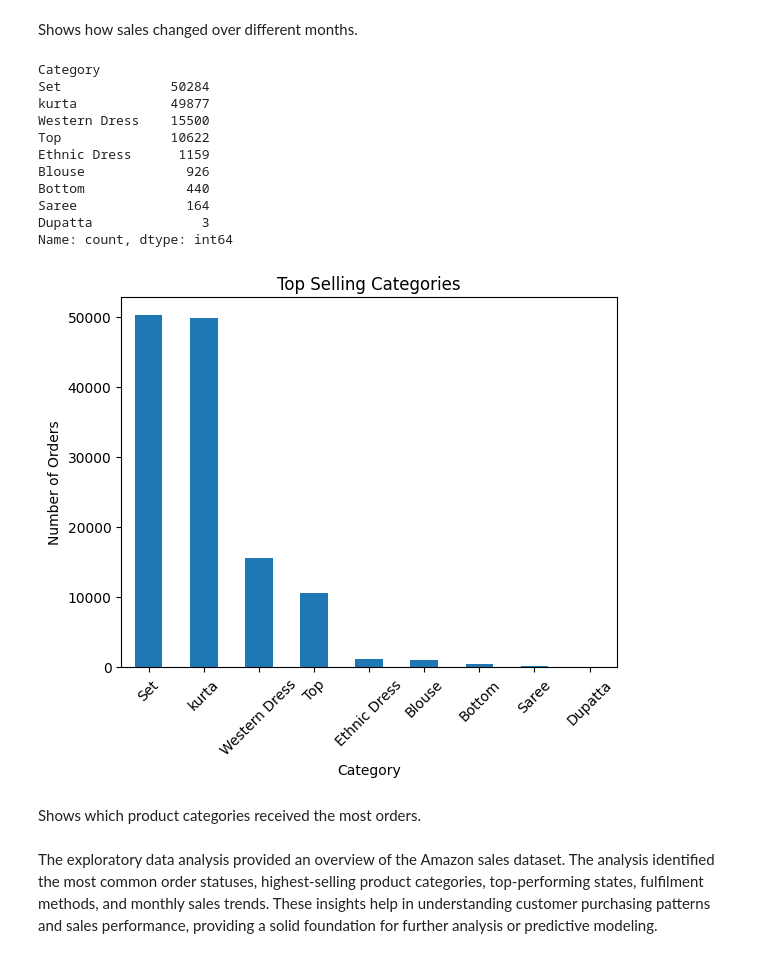
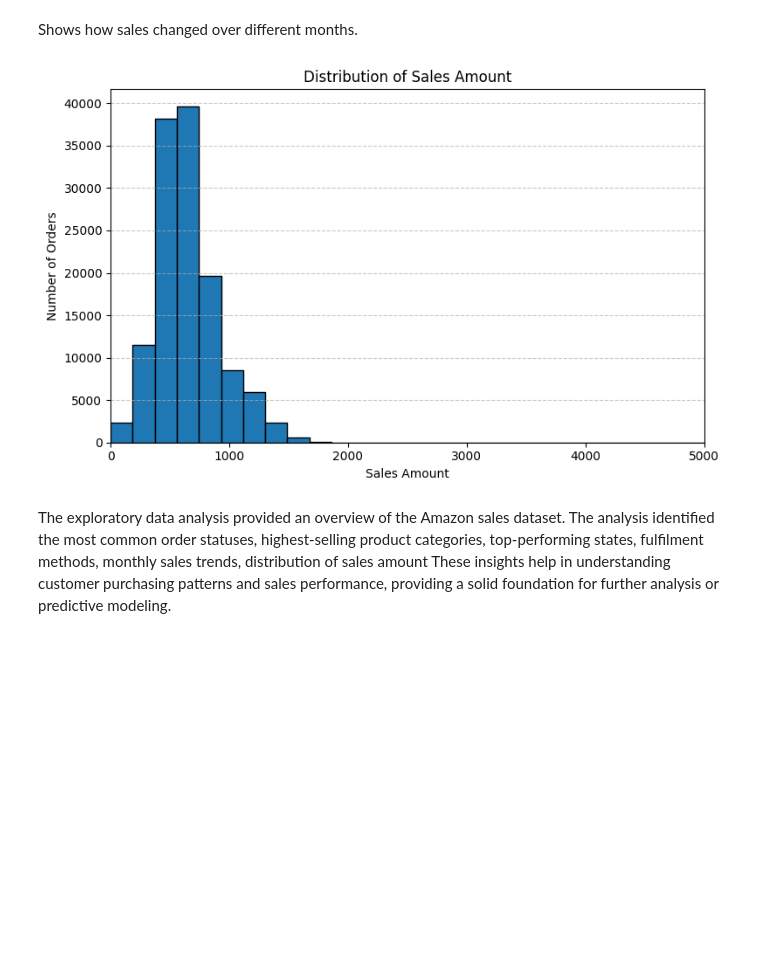
Before and after one commit to kanchan1568/DSAACaseStudy, a Jupyter notebook: notebooks/EDA.ipynb, the cells around one changed output. Cells and saved outputs as stored; diff of their text form; code cells hidden in the pictures; blank space fills up the shorter version.

```diff
--- a/notebooks/EDA.ipynb
+++ b/notebooks/EDA.ipynb
@@ -179,33 +179,24 @@ plt.show()
 [figure]
 # %% [markdown]
 Shows how sales changed over different months.
-# %%
-# Top 10 selling categories
-
-top_category = df["Category"].value_counts().head(10)
-
-print(top_category)
-
-top_category.plot(kind="bar")
-plt.title("Top Selling Categories")
-plt.xlabel("Category")
-plt.ylabel("Number of Orders")
-plt.xticks(rotation=45)
-plt.show()
-# %% [output]
-Category
-Set              50284
-kurta            49877
-Western Dress    15500
-Top              10622
-Ethnic Dress      1159
-Blouse             926
-Bottom             440
-Saree              164
-Dupatta              3
-Name: count, dtype: int64
-[figure, removed]
-# %% [markdown]
-Shows which product categories received the most orders.
+# %%
+# Distribution of Sales Amount
+
+plt.figure(figsize=(8,5))
+
+plt.hist(df["Amount"], bins=30, edgecolor="black")
+
+plt.title("Distribution of Sales Amount")
+plt.xlabel("Sales Amount")
+plt.ylabel("Number of Orders")
+
+plt.xlim(0, 5000)
+
+plt.grid(axis="y", linestyle="--", alpha=0.7)
+
+plt.tight_layout()
+plt.show()
+# %% [output]
+[figure, added]
 # %% [markdown]
-The exploratory data analysis provided an overview of the Amazon sales dataset. The analysis identified the most common order statuses, highest-selling product categories, top-performing states, fulfilment methods, and monthly sales trends. These insights help in understanding customer purchasing patterns and sales performance, providing a solid foundation for further analysis or predictive modeling.
+The exploratory data analysis provided an overview of the Amazon sales dataset. The analysis identified the most common order statuses, highest-selling product categories, top-performing states, fulfilment methods, monthly sales trends, distribution of sales amount These insights help in understanding customer purchasing patterns and sales performance, providing a solid foundation for further analysis or predictive modeling.
```
Also changed, not shown: parts of 1 cell of this notebook.
